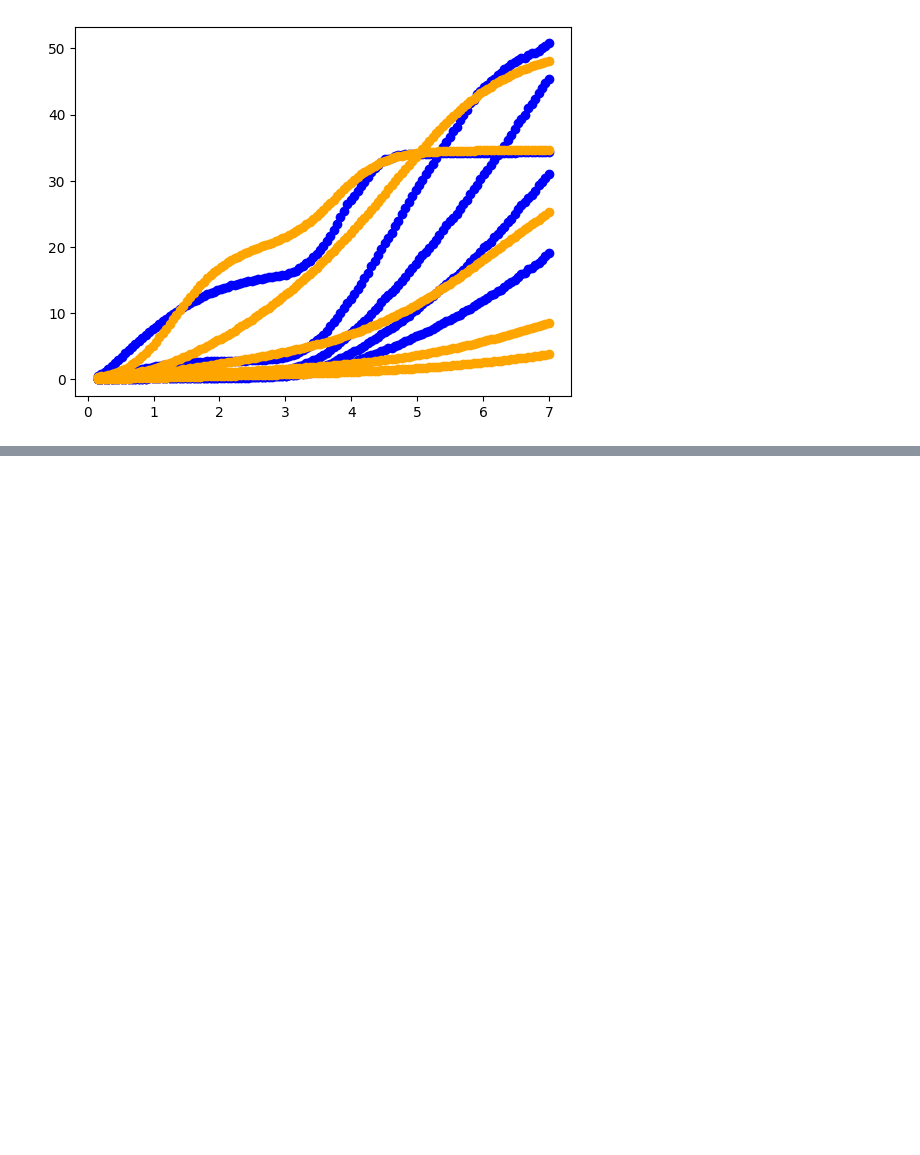
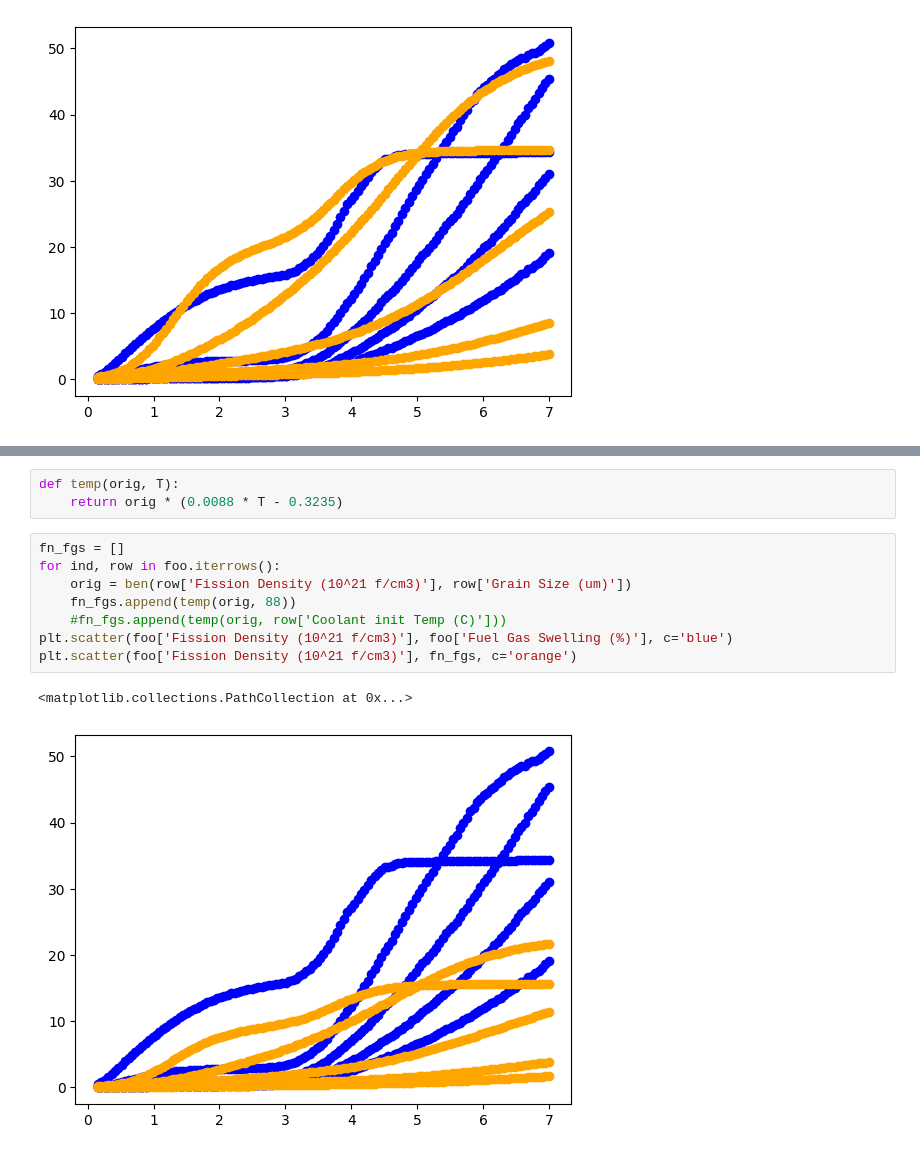
Before and after one commit to ahasan3-ncsu/wd-swelling, a Jupyter notebook: data_2022/bei_data.ipynb, the cells around one changed output, grey strips where cells are left out. Drawn from its saved outputs; the diff is of its cells as text; blank space fills up the shorter version.

```diff
--- a/data_2022/bei_data.ipynb
+++ b/data_2022/bei_data.ipynb
@@ -138,0 +157,14 @@ plt.scatter(foo['Fission Density (10^21 f/cm3)'], fn_fgs, c='orange')
+# %%
+def temp(orig, T):
+    return orig * (0.0088 * T - 0.3235)
+# %%
+fn_fgs = []
+for ind, row in foo.iterrows():
+    orig = ben(row['Fission Density (10^21 f/cm3)'], row['Grain Size (um)'])
+    fn_fgs.append(temp(orig, 88))
+    #fn_fgs.append(temp(orig, row['Coolant init Temp (C)']))
+plt.scatter(foo['Fission Density (10^21 f/cm3)'], foo['Fuel Gas Swelling (%)'], c='blue')
+plt.scatter(foo['Fission Density (10^21 f/cm3)'], fn_fgs, c='orange')
+# %% [output]
+<matplotlib.collections.PathCollection at 0x...>
+[figure, added]
```
Also changed, not shown: parts of 1 cell of this notebook.
